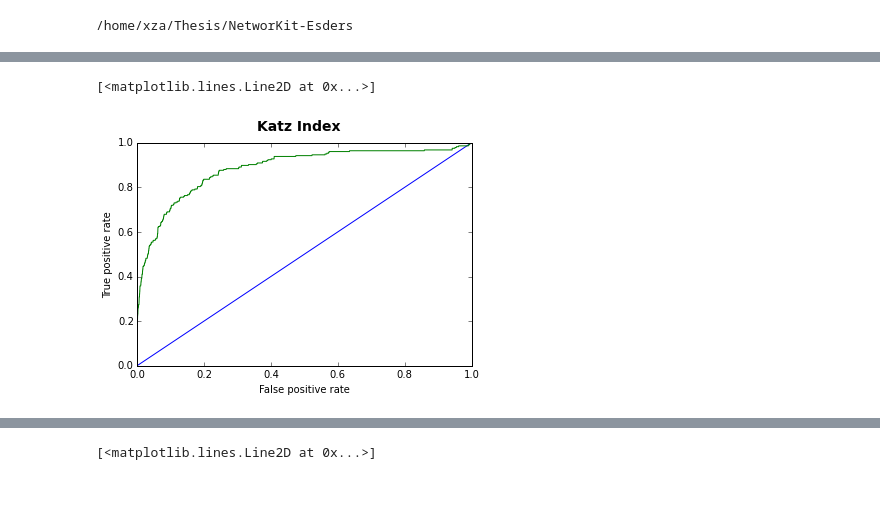
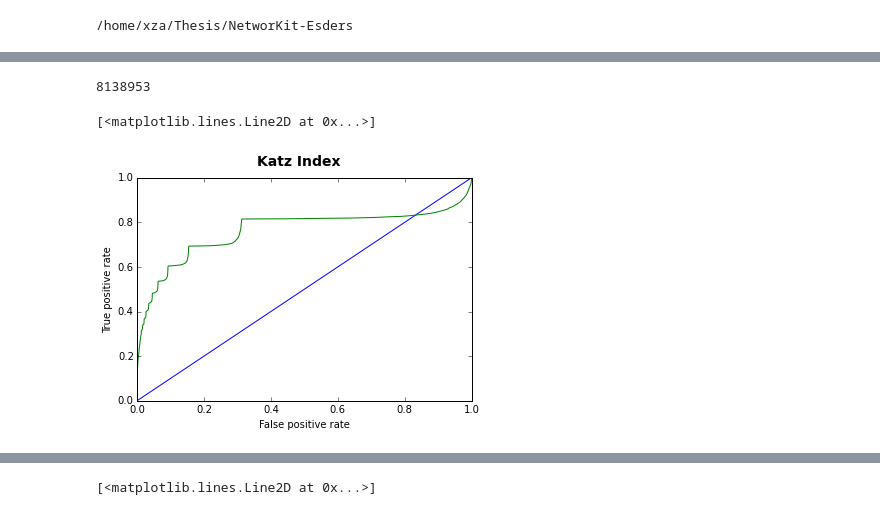
Before and after one commit to kit-parco/networkit-hyperbolic-kd, a Jupyter notebook: Doc/Notebooks/LinkPrediction.ipynb, the cells around one changed output, grey strips where cells are left out. Saved outputs shown, nothing was run; the diff lists cells and outputs as text; code cells hidden in the pictures.

```diff
--- a/Doc/Notebooks/LinkPrediction.ipynb
+++ b/Doc/Notebooks/LinkPrediction.ipynb
@@ -16,4 +16,4 @@ G = readGraph("input/jazz.graph", Format.METIS)
 # %%
-partitionedGraph = linkprediction.RandomEdgePartitioner(G).partitionByPercentage(0.1)
+partitionedGraph = linkprediction.RandomEdgePartitioner(G).partitionByPercentage(0.3)
 G.numberOfEdges()
 # %% [output]
@@ -29,22 +29,29 @@ partitionedGraph[1].numberOfEdges()
 # %%
-katzIndex = linkprediction.KatzIndex(partitionedGraph[0], 20, 0.005)
+katzIndex = linkprediction.KatzIndex(partitionedGraph[0], 5, 0.005)
 commonNeighborsIndex = linkprediction.CommonNeighborsIndex(partitionedGraph[0])
 jaccardIndex = linkprediction.JaccardIndex(partitionedGraph[0])
 preferentialAttachmentIndex = linkprediction.PreferentialAttachmentIndex(partitionedGraph[0])
 adamicAdarIndex = linkprediction.AdamicAdarIndex(partitionedGraph[0])
+# %%
+missingLinks = linkprediction.UnconnectedNodesFinder(partitionedGraph[0]).findAll(2)
+len(missingLinks)
+# %% [output]
+8138953
+# %%
+dyadScorePairs = katzIndex.runOnParallel(missingLinks)
 # %%
-dyadScorePairs = katzIndex.runAll()
 roc = linkprediction.ROCMetric(partitionedGraph[1], dyadScorePairs)
 roc.generatePoints()
 points = roc.getPoints()
 plt.suptitle("Katz Index", fontsize=14, fontweight="bold")
 plt.xlabel("False positive rate")
 plt.ylabel("True positive rate")
+plt.axis([0, 1, 0, 1])
 plt.plot([0, 1], [0, 1])
 plt.plot(points[0], points[1])
 # %% [output]
 [<matplotlib.lines.Line2D at 0x...>]
-[figure, old version]
+[figure, new version]
 # %%
 roc.areaUnderCurve()
 # %% [output]
```
Also changed, not shown: parts of 22 cells of this notebook, 9 other files.
